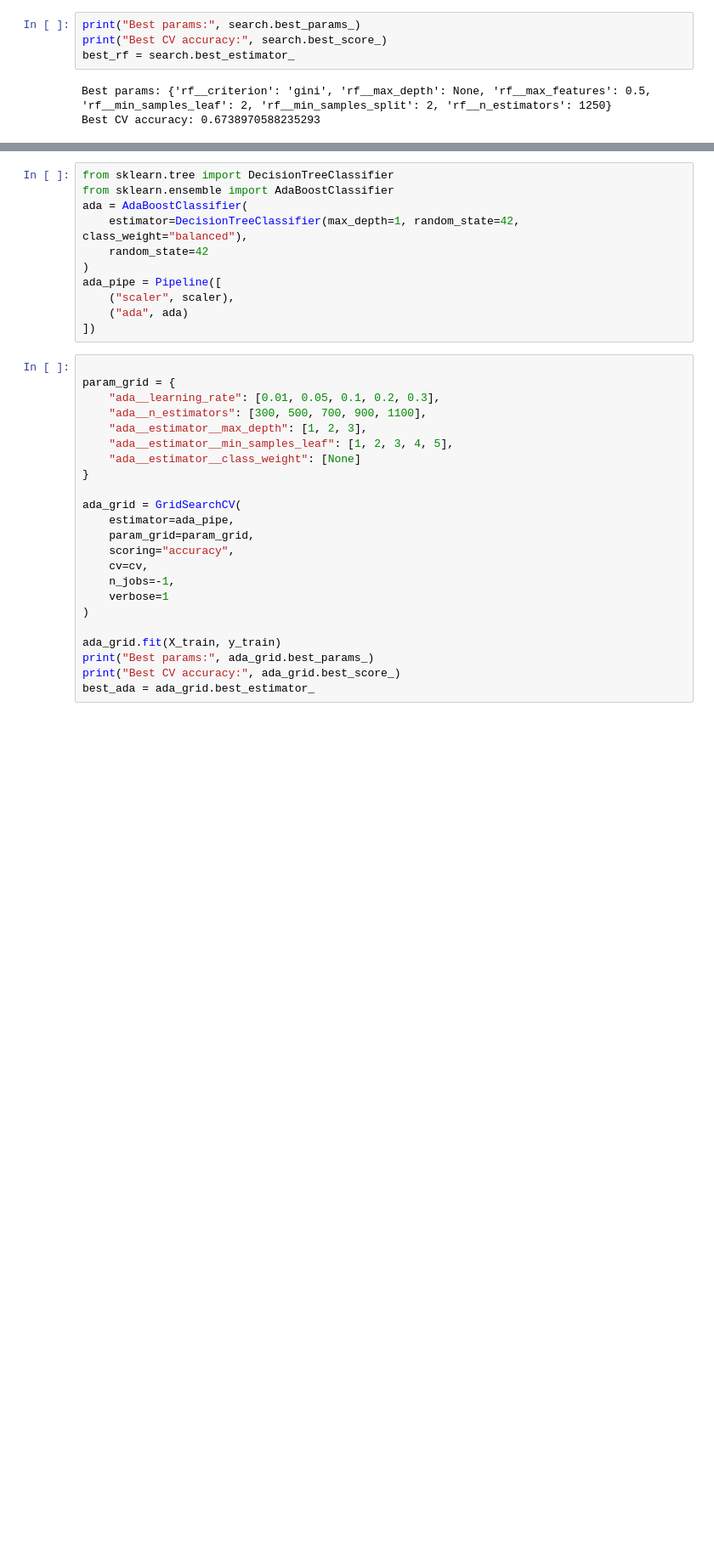
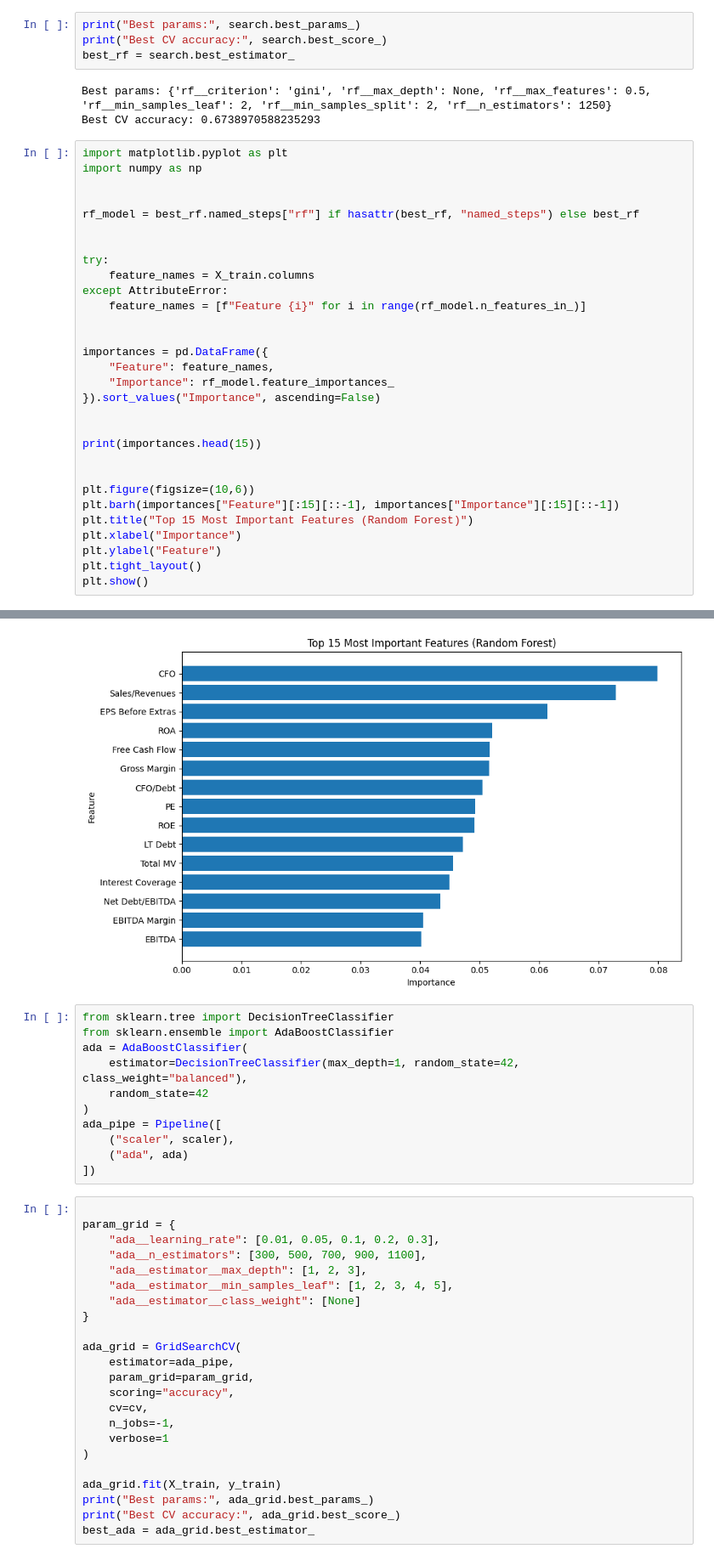
Before and after one commit to gabrielgreisen/Credit-Risk-Modeling-with-Machine-Learning, a Jupyter notebook: CreditRiskModelling.ipynb, the cells around one changed output, grey strips where cells are left out. Shown at 85% size. Drawn from its saved outputs; the diff is of its cells as text; blank space fills up the shorter version.

```diff
--- a/CreditRiskModelling.ipynb
+++ b/CreditRiskModelling.ipynb
@@ -199,3 +199,34 @@ best_rf = search.best_estimator_
 # %% [output]
 Best params: {'rf__criterion': 'gini', 'rf__max_depth': None, 'rf__max_features': 0.5, 'rf__min_samples_leaf': 2, 'rf__min_samples_split': 2, 'rf__n_estimators': 1250}
 Best CV accuracy: 0.6738970588235293
+# %%
+import matplotlib.pyplot as plt
+import numpy as np
+
+
+rf_model = best_rf.named_steps["rf"] if hasattr(best_rf, "named_steps") else best_rf
+
+
+try:
+    feature_names = X_train.columns
+except AttributeError:
+    feature_names = [f"Feature {i}" for i in range(rf_model.n_features_in_)]
+
+
+importances = pd.DataFrame({
+    "Feature": feature_names,
+    "Importance": rf_model.feature_importances_
+}).sort_values("Importance", ascending=False)
+
+
+print(importances.head(15))
+
+
+plt.figure(figsize=(10,6))
+plt.barh(importances["Feature"][:15][::-1], importances["Importance"][:15][::-1])
+plt.title("Top 15 Most Important Features (Random Forest)")
+plt.xlabel("Importance")
+plt.ylabel("Feature")
+plt.tight_layout()
+plt.show()
+# %% [output]
@@ -202,3 +249,4 @@ Best CV accuracy: 0.6738970588235293
+[figure, added]
 # %%
 from sklearn.tree import DecisionTreeClassifier
 from sklearn.ensemble import AdaBoostClassifier
```
Also changed, not shown: parts of 2 cells of this notebook.
